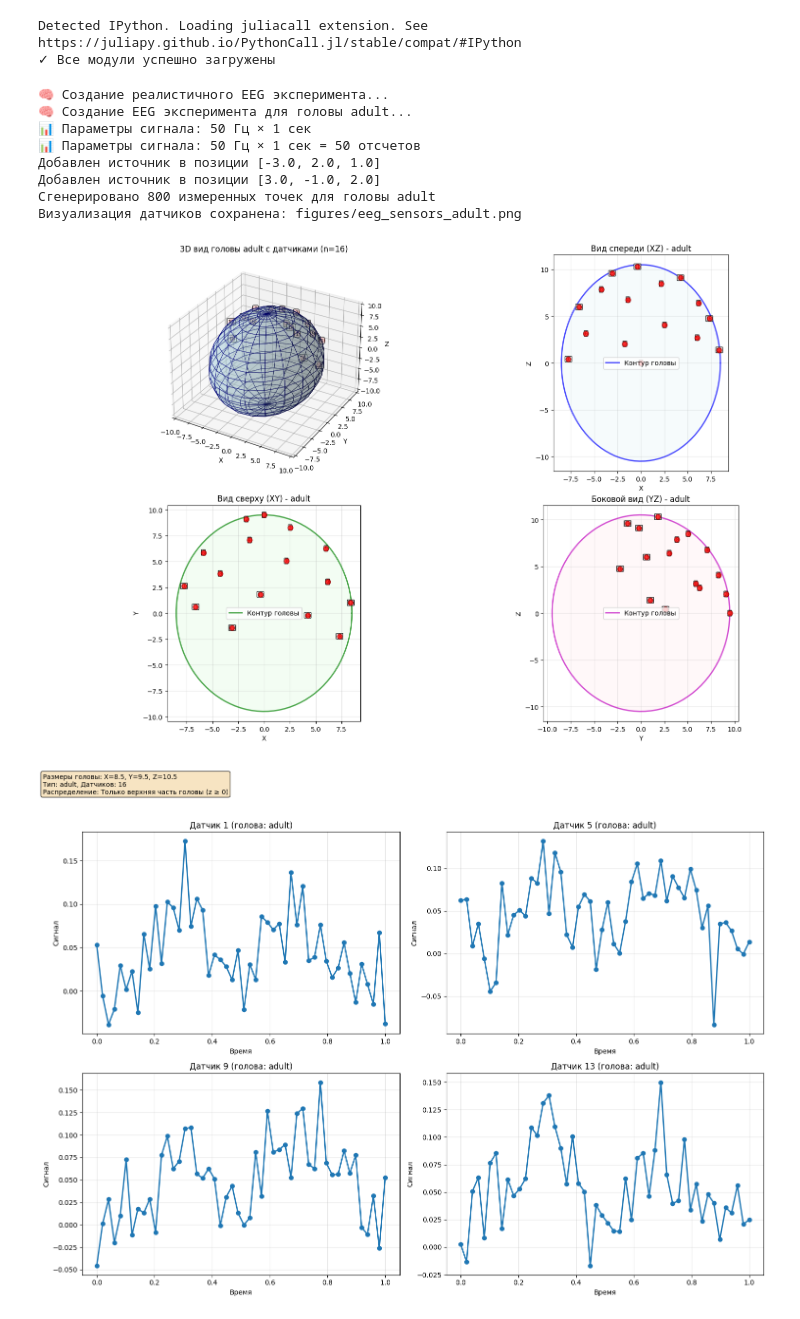
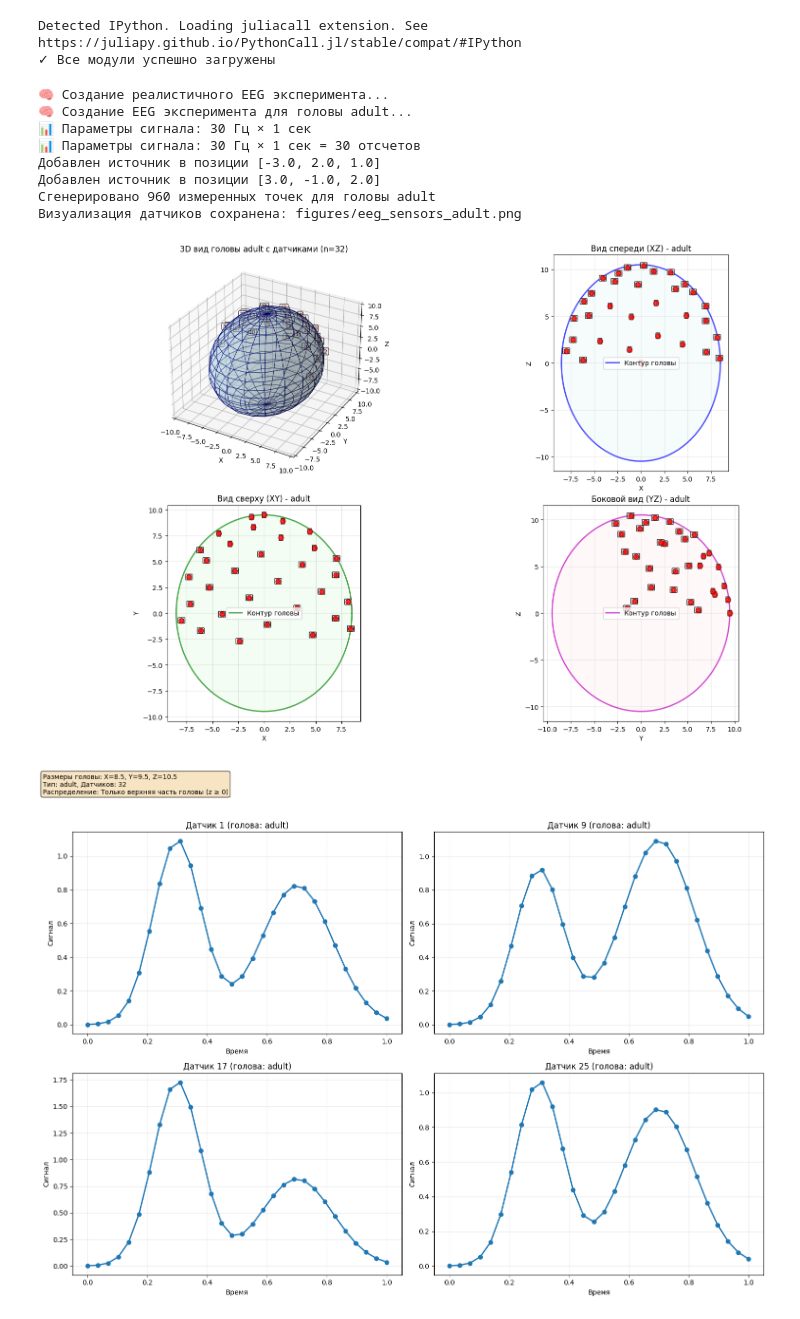
Before and after one commit to lopate/inverse-npde, a Jupyter notebook: examples/eeg_realistic_demo.ipynb, the cells around one changed output. Saved outputs shown, nothing was run; the diff lists cells and outputs as text; code cells hidden in the pictures.

```diff
--- a/examples/eeg_realistic_demo.ipynb
+++ b/examples/eeg_realistic_demo.ipynb
@@ -35,31 +35,31 @@ Detected IPython. Loading juliacall extension. See https://juliapy.github.io/Pyt
 # %%
 ## Шаг 1: Создание реалистичного EEG эксперимента
 # Создаем EEG эксперимент с реалистичными параметрами
-n_sensors = 16
+n_sensors = 32
 print("🧠 Создание реалистичного EEG эксперимента...")
 
 # Генерируем данные
 measured_points, generator = create_eeg_experiment(
     num_sensors=n_sensors,        # 32 датчика (для быстрого теста)
-    sampling_rate = 50,
+    sampling_rate = 30,
     duration = 1,
-    noise_level=0.03,      # Уровень шума 1%
+    noise_level=0,      # Уровень шума 1%
     save_visualization=True
 
 )
 
 print(f"📊 Сгенерировано {len(measured_points)} измеренных точек")
 print(f"📍 Количество датчиков: {generator.num_sensors}")
 print(f"⏰ Временных точек: {generator.num_time_points}")
 print(f"⚡ Источников сигнала: {len(generator.sources)}")
 # %% [output]
 🧠 Создание реалистичного EEG эксперимента...
 🧠 Создание EEG эксперимента для головы adult...
-📊 Параметры сигнала: 50 Гц × 1 сек
-📊 Параметры сигнала: 50 Гц × 1 сек = 50 отсчетов
+📊 Параметры сигнала: 30 Гц × 1 сек
+📊 Параметры сигнала: 30 Гц × 1 сек = 30 отсчетов
 Добавлен источник в позиции [-3.0, 2.0, 1.0]
 Добавлен источник в позиции [3.0, -1.0, 2.0]
-Сгенерировано 800 измеренных точек для головы adult
+Сгенерировано 960 измеренных точек для головы adult
 Визуализация датчиков сохранена: figures/eeg_sensors_adult.png
-[figure, old version]
+[figure, new version]
-[figure, old version]
+[figure, new version]
```
Also changed, not shown: parts of 11 cells of this notebook, 44 other files.
